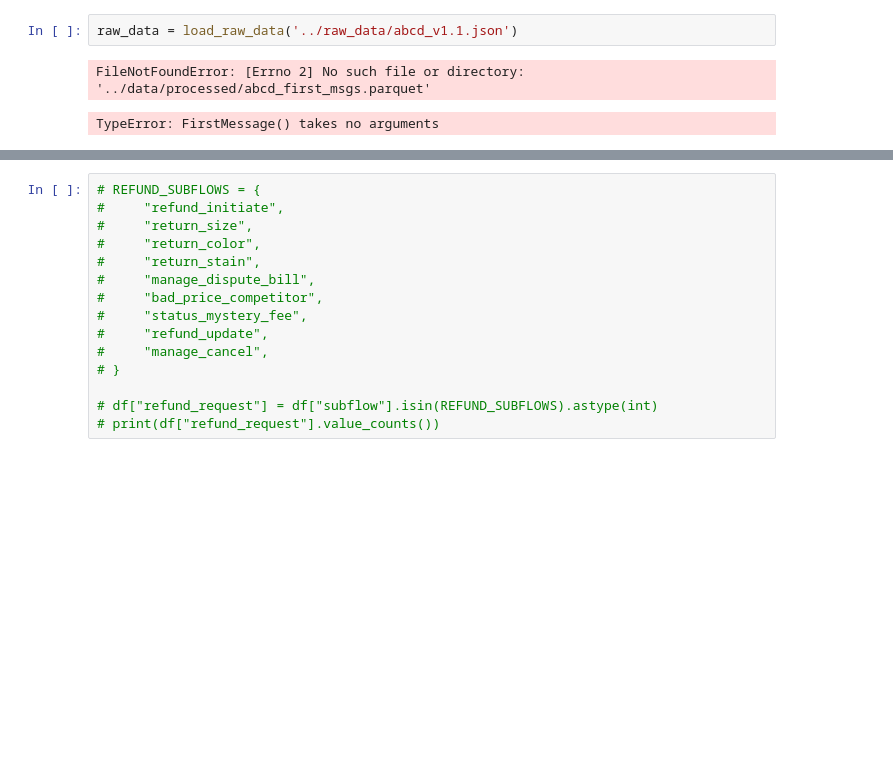
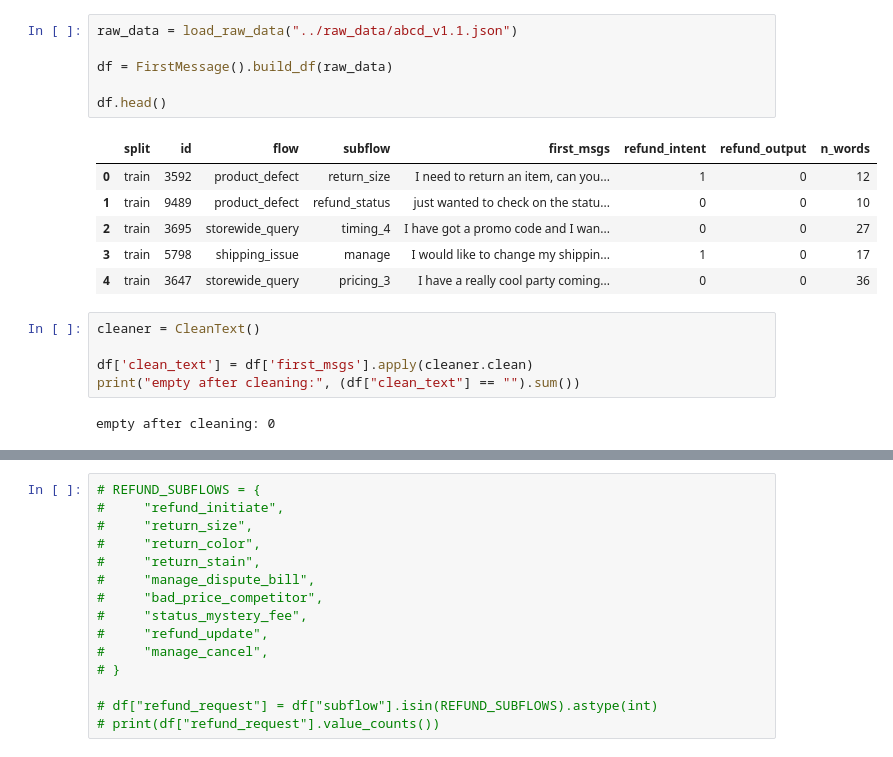
Before and after one commit to MUlbing/ClaimLens, a Jupyter notebook: notebooks/glofinn_notebook.ipynb, the cells around one changed output, grey strips where cells are left out. Drawn from its saved outputs; the diff is of its cells as text; blank space fills up the shorter version.

```diff
--- a/notebooks/glofinn_notebook.ipynb
+++ b/notebooks/glofinn_notebook.ipynb
@@ -13,7 +23,20 @@ from sklearn.metrics import precision_score, recall_score, f1_score, accuracy_sc
 # %%
-raw_data = load_raw_data('../raw_data/abcd_v1.1.json')
+raw_data = load_raw_data("../raw_data/abcd_v1.1.json")
+
+df = FirstMessage().build_df(raw_data)
+
+df.head()
 # %% [output]
-FileNotFoundError: [Errno 2] No such file or directory: '../data/processed/abcd_first_msgs.parquet'
+|  | split | id | flow | subflow | first_msgs | refund_intent | refund_output | n_words |
+| 0 | train | 3592 | product_defect | return_size | I need to return an item, can you... | 1 | 0 | 12 |
+| 1 | train | 9489 | product_defect | refund_status | just wanted to check on the statu... | 0 | 0 | 10 |
+| 2 | train | 3695 | storewide_query | timing_4 | I have got a promo code and I wan... | 0 | 0 | 27 |
+| 3 | train | 5798 | shipping_issue | manage | I would like to change my shippin... | 1 | 0 | 17 |
+| 4 | train | 3647 | storewide_query | pricing_3 | I have a really cool party coming... | 0 | 0 | 36 |
 # %%
+cleaner = CleanText()
+
+df['clean_text'] = df['first_msgs'].apply(cleaner.clean)
+print("empty after cleaning:", (df["clean_text"] == "").sum())
 # %% [output]
-TypeError: FirstMessage() takes no arguments
+empty after cleaning: 0
```
Also changed, not shown: parts of 25 cells of this notebook, 4 other files.
